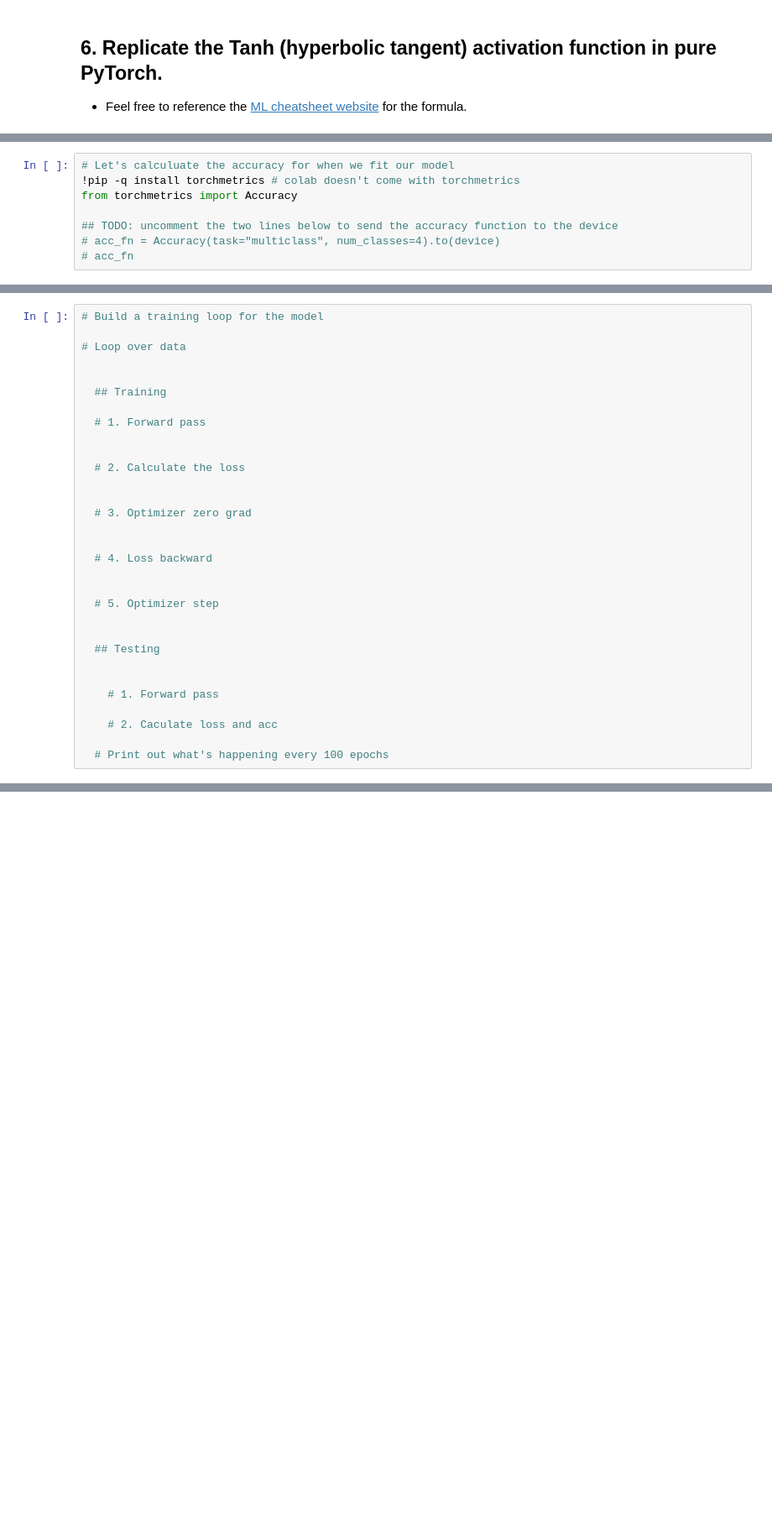
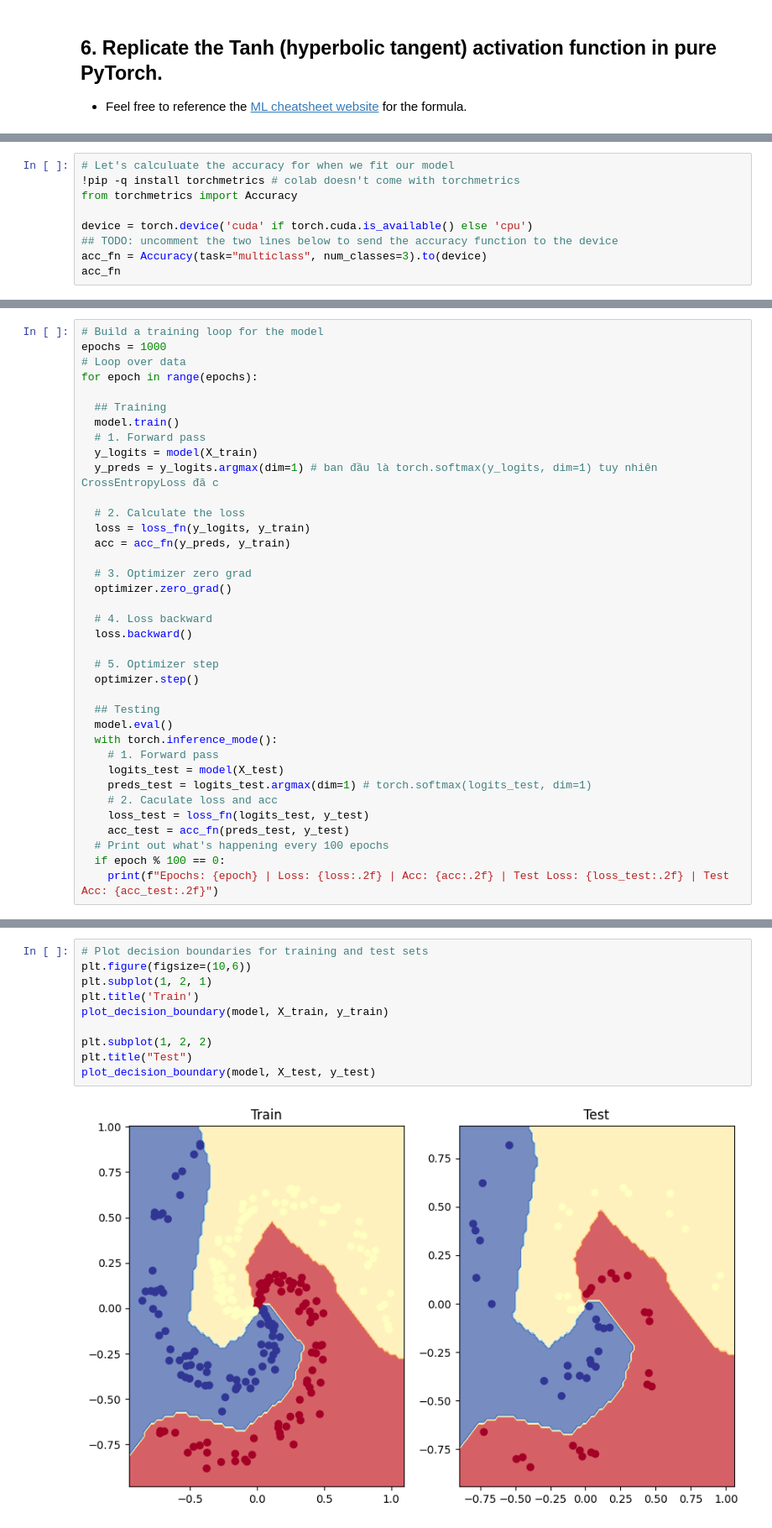
Before and after one commit to funxyz2/pytorch-deep-learning, a Jupyter notebook: extras/exercises/02_pytorch_classification_exercises.ipynb, the cells around one changed output, grey strips where cells are left out. Shown at 84% size. Cells and saved outputs as stored; diff of their text form; blank space fills up the shorter version.

```diff
--- a/extras/exercises/02_pytorch_classification_exercises.ipynb
+++ b/extras/exercises/02_pytorch_classification_exercises.ipynb
@@ -341,6 +405,7 @@ from sklearn.model_selection import train_test_split
 !pip -q install torchmetrics # colab doesn't come with torchmetrics
 from torchmetrics import Accuracy
 
+device = torch.device('cuda' if torch.cuda.is_available() else 'cpu')
 ## TODO: uncomment the two lines below to send the accuracy function to the device
-# acc_fn = Accuracy(task="multiclass", num_classes=4).to(device)
-# acc_fn
+acc_fn = Accuracy(task="multiclass", num_classes=3).to(device)
+acc_fn
@@ -373,31 +484,37 @@ print("Pred labels:")
 # %%
 # Build a training loop for the model
-
+epochs = 1000
 # Loop over data
-
+for epoch in range(epochs):
 
   ## Training
-
+  model.train()
   # 1. Forward pass
-
+  y_logits = model(X_train)
+  y_preds = y_logits.argmax(dim=1) # ban đầu là torch.softmax(y_logits, dim=1) tuy nhiên CrossEntropyLoss đã c
 
   # 2. Calculate the loss
-
+  loss = loss_fn(y_logits, y_train)
+  acc = acc_fn(y_preds, y_train)
 
   # 3. Optimizer zero grad
-
+  optimizer.zero_grad()
 
   # 4. Loss backward
-
+  loss.backward()
 
   # 5. Optimizer step
-
+  optimizer.step()
 
   ## Testing
-
-
+  model.eval()
+  with torch.inference_mode():
     # 1. Forward pass
-
+    logits_test = model(X_test)
+    preds_test = logits_test.argmax(dim=1) # torch.softmax(logits_test, dim=1)
     # 2. Caculate loss and acc
-
+    loss_test = loss_fn(logits_test, y_test)
+    acc_test = acc_fn(preds_test, y_test)
   # Print out what's happening every 100 epochs
+  if epoch % 100 == 0:
+    print(f"Epochs: {epoch} | Loss: {loss:.2f} | Acc: {acc:.2f} | Test Loss: {loss_test:.2f} | Test Acc: {acc_test:.2f}")
@@ -405,0 +532,12 @@ print("Pred labels:")
+# %%
+# Plot decision boundaries for training and test sets
+plt.figure(figsize=(10,6))
+plt.subplot(1, 2, 1)
+plt.title('Train')
+plot_decision_boundary(model, X_train, y_train)
+
+plt.subplot(1, 2, 2)
+plt.title("Test")
+plot_decision_boundary(model, X_test, y_test)
+# %% [output]
+[figure, added]
```
Also changed, not shown: parts of 22 cells of this notebook.
